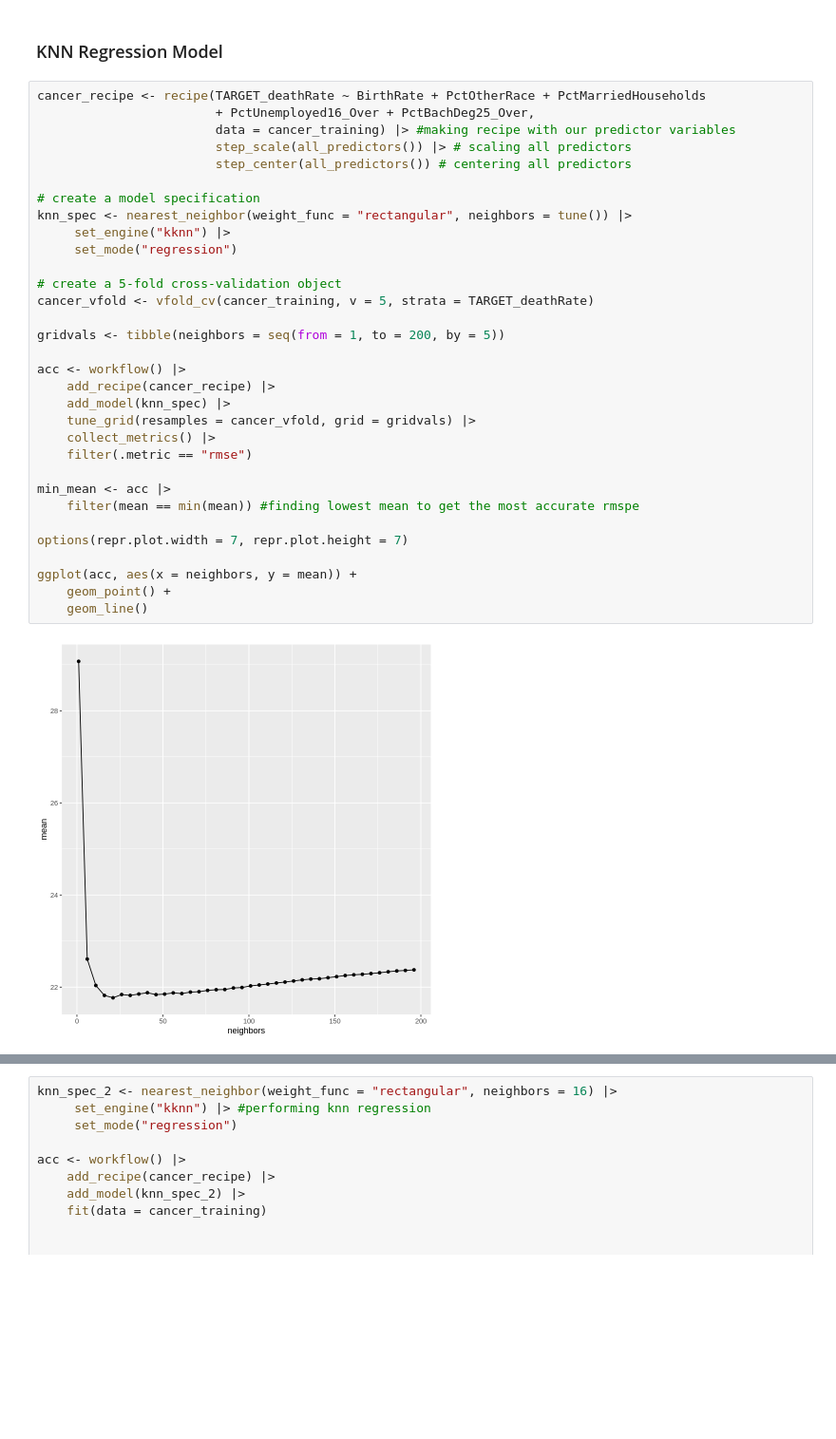
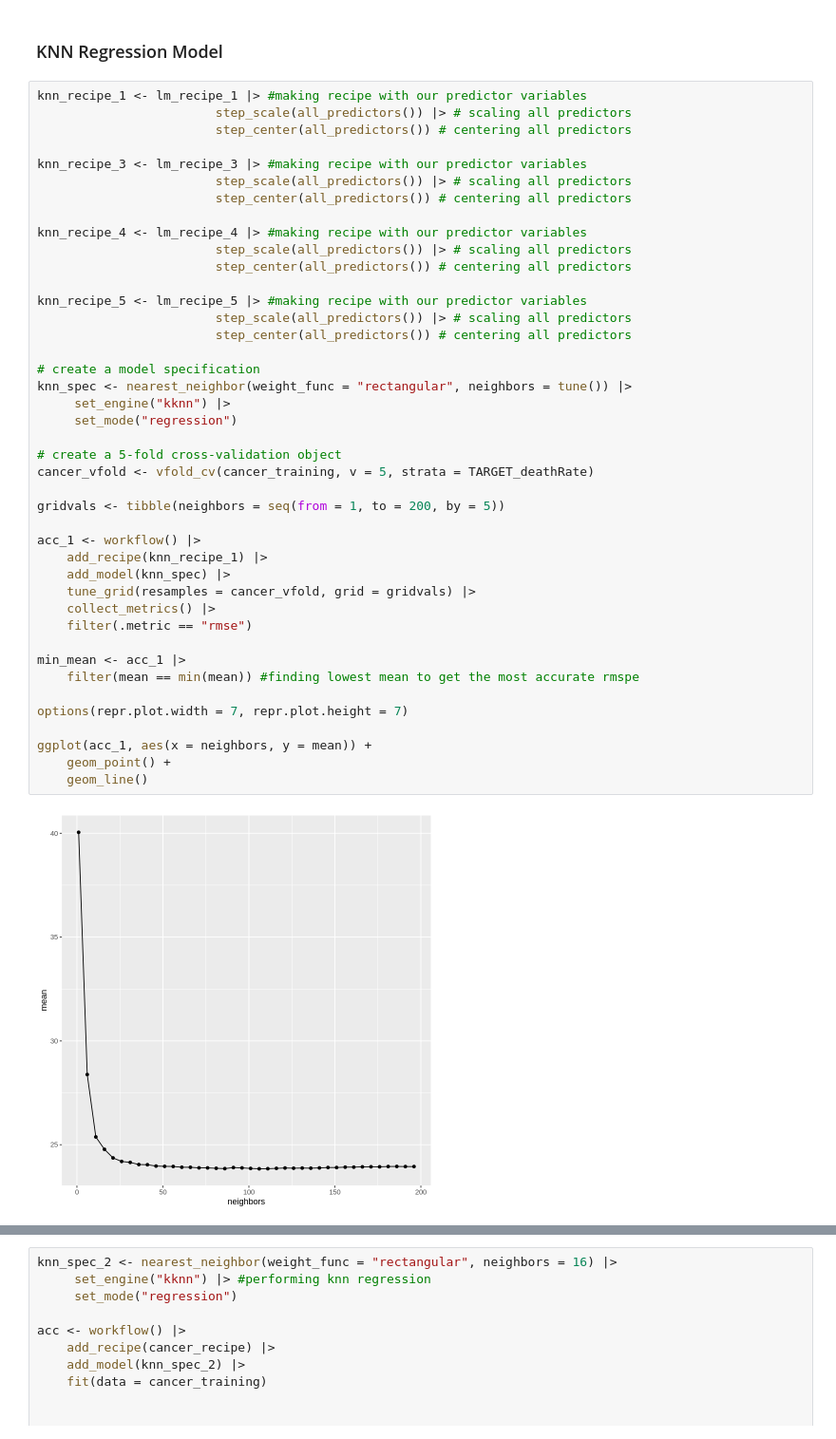
Before and after one commit to caswellbrett/CancerMortalityPrediction, a Jupyter notebook: Report.ipynb, the cells around one changed output, grey strips where cells are left out. Shown at 95% size. Drawn from its saved outputs; the diff is of its cells as text; blank space fills up the shorter version.

Commit message:
Added various predictor models

```diff
--- a/Report.ipynb
+++ b/Report.ipynb
@@ -226,36 +320,46 @@ A tibble: 1 × 6
 # %% [markdown]
 ### KNN Regression Model
 # %%
-cancer_recipe <- recipe(TARGET_deathRate ~ BirthRate + PctOtherRace + PctMarriedHouseholds
-                        + PctUnemployed16_Over + PctBachDeg25_Over,
-                        data = cancer_training) |> #making recipe with our predictor variables
+knn_recipe_1 <- lm_recipe_1 |> #making recipe with our predictor variables
+                        step_scale(all_predictors()) |> # scaling all predictors
+                        step_center(all_predictors()) # centering all predictors
+
+knn_recipe_3 <- lm_recipe_3 |> #making recipe with our predictor variables
+                        step_scale(all_predictors()) |> # scaling all predictors
+                        step_center(all_predictors()) # centering all predictors
+
+knn_recipe_4 <- lm_recipe_4 |> #making recipe with our predictor variables
+                        step_scale(all_predictors()) |> # scaling all predictors
+                        step_center(all_predictors()) # centering all predictors
+
+knn_recipe_5 <- lm_recipe_5 |> #making recipe with our predictor variables
                         step_scale(all_predictors()) |> # scaling all predictors
                         step_center(all_predictors()) # centering all predictors
 
 # create a model specification
 knn_spec <- nearest_neighbor(weight_func = "rectangular", neighbors = tune()) |>
      set_engine("kknn") |>
      set_mode("regression")
 
 # create a 5-fold cross-validation object
 cancer_vfold <- vfold_cv(cancer_training, v = 5, strata = TARGET_deathRate)
 
 gridvals <- tibble(neighbors = seq(from = 1, to = 200, by = 5))
 
-acc <- workflow() |>
-    add_recipe(cancer_recipe) |>
+acc_1 <- workflow() |>
+    add_recipe(knn_recipe_1) |>
     add_model(knn_spec) |>
     tune_grid(resamples = cancer_vfold, grid = gridvals) |>
     collect_metrics() |>
     filter(.metric == "rmse")
 
-min_mean <- acc |>
+min_mean <- acc_1 |>
     filter(mean == min(mean)) #finding lowest mean to get the most accurate rmspe
 
 options(repr.plot.width = 7, repr.plot.height = 7)
 
-ggplot(acc, aes(x = neighbors, y = mean)) +
+ggplot(acc_1, aes(x = neighbors, y = mean)) +
     geom_point() +
     geom_line()
 # %% [output]
-[figure, old version]
+[figure, new version]
```
Also changed, not shown: parts of 10 cells of this notebook.
